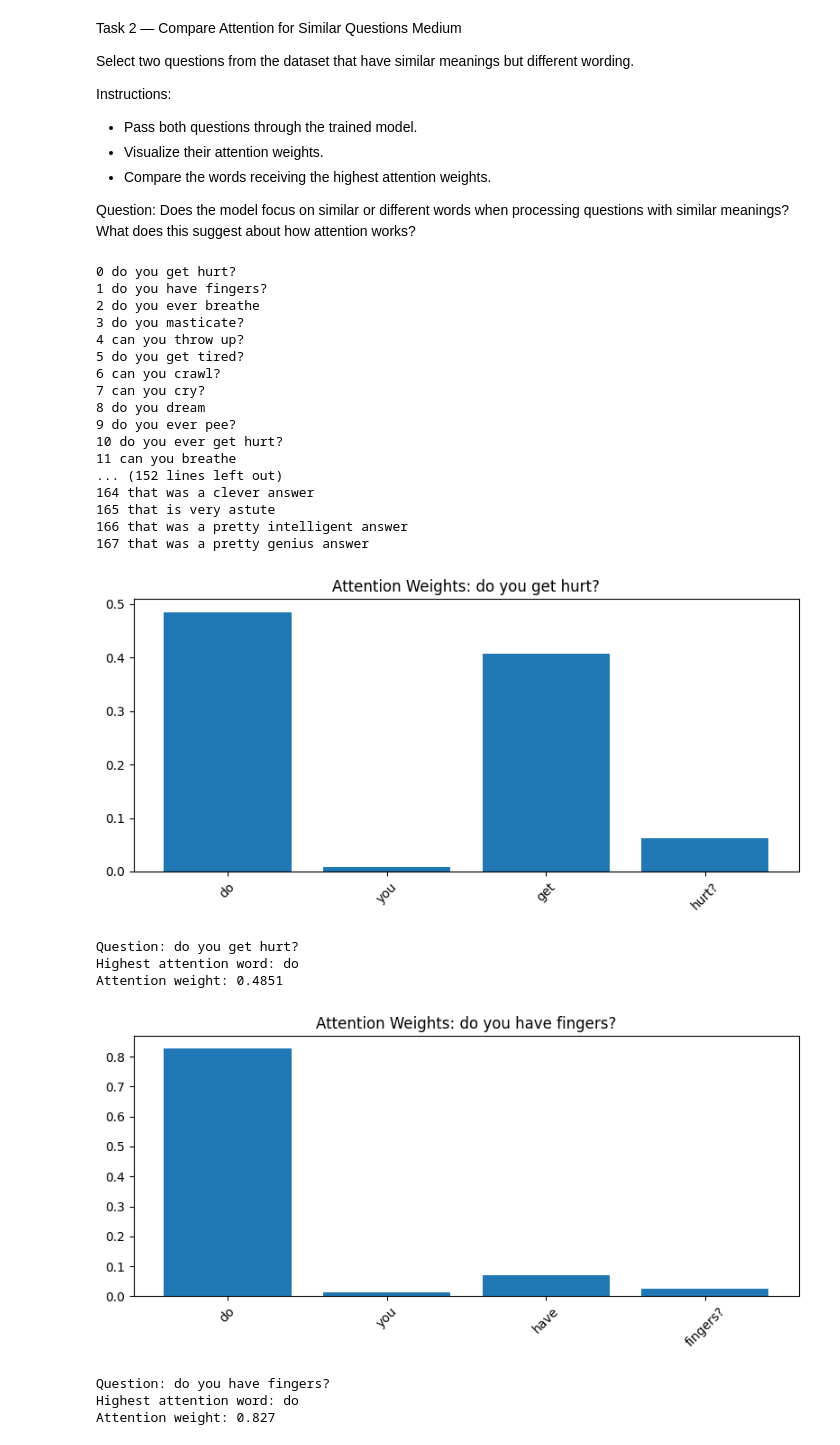
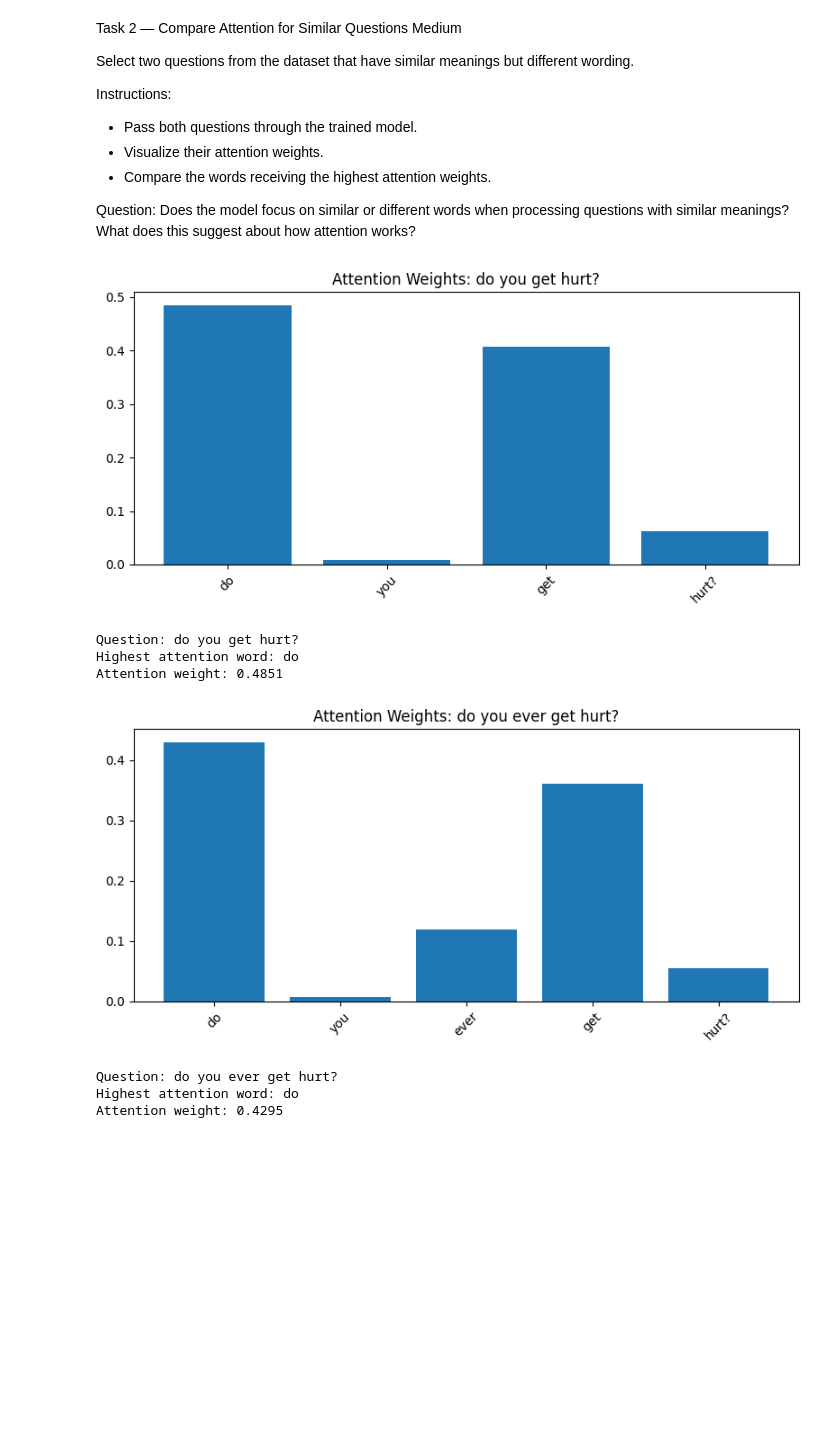
Before and after one commit to AiRenad/NLP_Lab11, a Jupyter notebook: Lab_11_Attention_with_RNN.ipynb, the cells around one changed output. Cells and saved outputs as stored; diff of their text form; code cells hidden in the pictures; blank space fills up the shorter version.

```diff
--- a/Lab_11_Attention_with_RNN.ipynb
+++ b/Lab_11_Attention_with_RNN.ipynb
@@ -184,64 +184,42 @@ Instructions:
 Question: Does the model focus on similar or different words when processing questions with similar meanings? What does this suggest about how attention works?
 # %%
 
-# Display questions to select two with similar meanings
-for idx, question in enumerate(df["question"]):
-    print(idx, question)
-
-# Replace these indices with two questions
-# that have similar meanings but different wording
-selected_indices = [0, 1]
+# Select two questions with similar meanings
+selected_indices = [0, 10]
 
 model.eval()
 
 for idx in selected_indices:
     question = df["question"].iloc[idx]
     words = question.split()
 
     with torch.no_grad():
         prediction, weights = model(X[idx:idx+1])
 
     attention = weights[0, :len(words)].tolist()
 
     # Visualize attention weights
     plt.figure(figsize=(8, 4))
     plt.bar(words, attention)
     plt.title(f"Attention Weights: {question}")
     plt.xticks(rotation=45)
     plt.tight_layout()
     plt.show()
 
-    # Identify the highest attention word
+    # Identify highest attention word
     max_idx = attention.index(max(attention))
 
     print("Question:", question)
     print("Highest attention word:", words[max_idx])
     print("Attention weight:", round(attention[max_idx], 4))
     print()
 # %% [output]
+[figure]
-0 do you get hurt?
-1 do you have fingers?
-2 do you ever breathe
-3 do you masticate?
-4 can you throw up?
-5 do you get tired?
-6 can you crawl?
-7 can you cry?
-8 do you dream
-9 do you ever pee?
-10 do you ever get hurt?
-11 can you breathe
-... (152 lines left out)
-164 that was a clever answer
-165 that is very astute
-166 that was a pretty intelligent answer
-167 that was a pretty genius answer
+Question: do you get hurt?
+Highest attention word: do
+Attention weight: 0.4851
-[figure]
+[figure, new version]
-Question: do you get hurt?
+Question: do you ever get hurt?
 Highest attention word: do
-Attention weight: 0.4851
+Attention weight: 0.4295
-[figure, old version]
-Question: do you have fingers?
-Highest attention word: do
-Attention weight: 0.827
 # %% [markdown]
```
Also changed, not shown: parts of 1 cell of this notebook.
